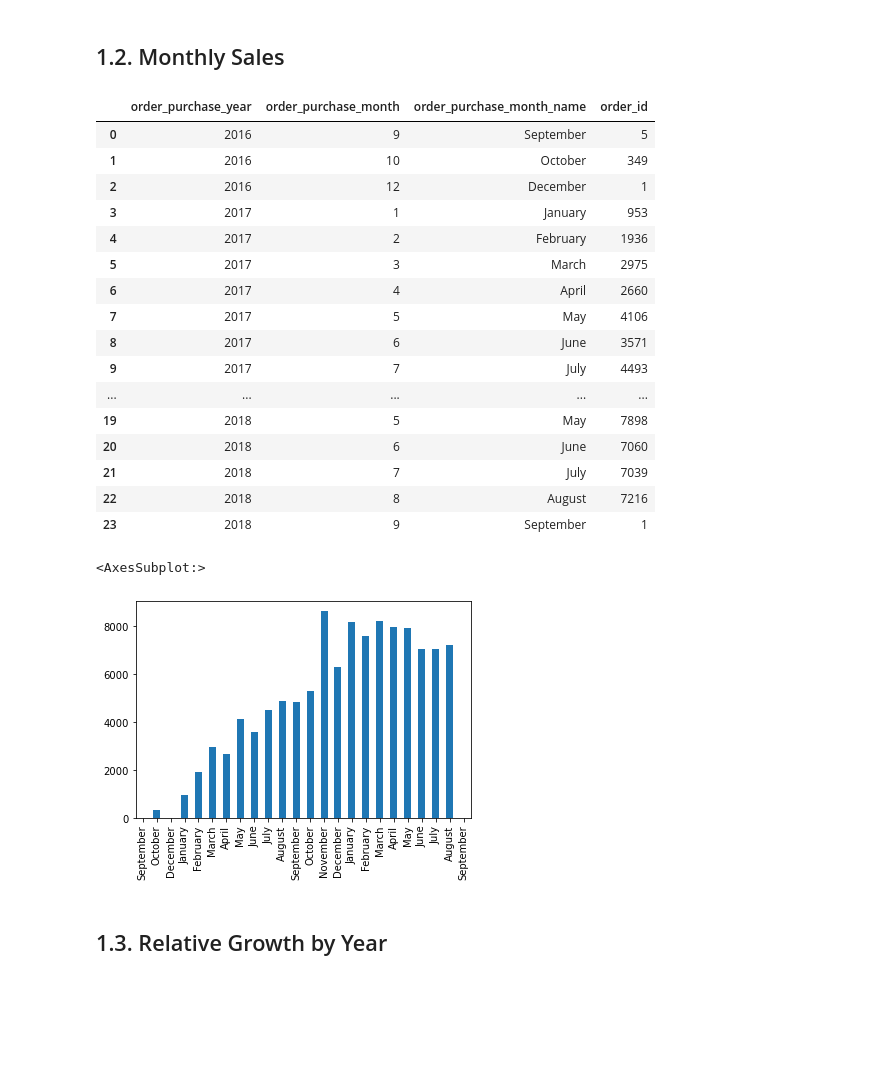
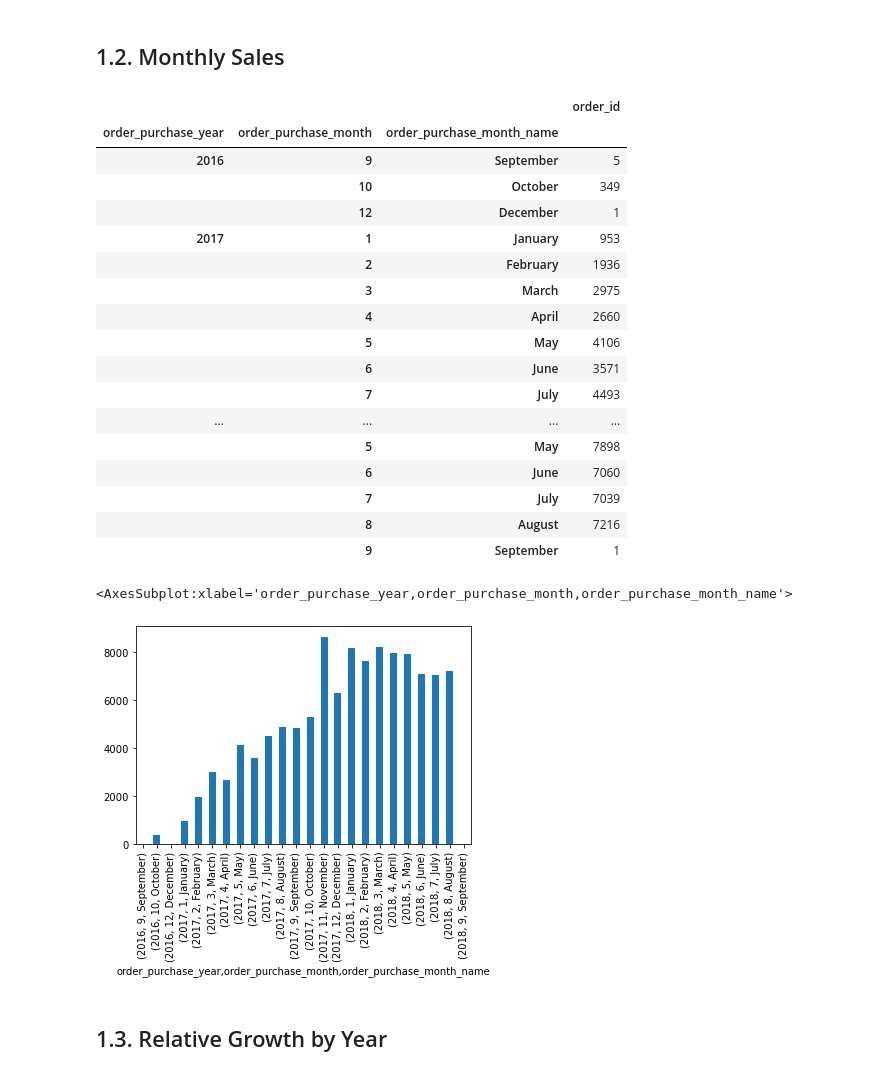
Before and after one commit to LauraFlorio/Brazilian-E-Commerce-Public-Dataset-by-Olist, a Jupyter notebook: Data Analysis - Ecommerce.ipynb, the cells around one changed output. Cells and saved outputs as stored; diff of their text form; code cells hidden in the pictures; blank space fills up the shorter version.

```diff
--- a/Data Analysis - Ecommerce.ipynb
+++ b/Data Analysis - Ecommerce.ipynb
@@ -161,36 +161,35 @@ graph_orders_years = df_orders_year['order_id'].plot(kind='bar', figsize=(10,5),
 # %% [markdown]
 ## 1.2. Monthly Sales
 # %%
-df_orders_month = df_orders_nc.groupby(['order_purchase_year','order_purchase_month','order_purchase_month_name'], as_index=False)[['order_id']].count()
+df_orders_month = df_orders_nc.groupby(['order_purchase_year','order_purchase_month','order_purchase_month_name'])[['order_id']].count()
 
 df_orders_month
 # %% [output]
-|  | order_purchase_year | order_purchase_month | order_purchase_month_name | order_id |
-| 0 | 2016 | 9 | September | 5 |
-| 1 | 2016 | 10 | October | 349 |
-| 2 | 2016 | 12 | December | 1 |
-| 3 | 2017 | 1 | January | 953 |
-| 4 | 2017 | 2 | February | 1936 |
-| 5 | 2017 | 3 | March | 2975 |
-| 6 | 2017 | 4 | April | 2660 |
-| 7 | 2017 | 5 | May | 4106 |
-| 8 | 2017 | 6 | June | 3571 |
-| 9 | 2017 | 7 | July | 4493 |
-| ... | ... | ... | ... | ... |
-| 19 | 2018 | 5 | May | 7898 |
-| 20 | 2018 | 6 | June | 7060 |
-| 21 | 2018 | 7 | July | 7039 |
-| 22 | 2018 | 8 | August | 7216 |
-| 23 | 2018 | 9 | September | 1 |
+|  |  |  | order_id |
+| order_purchase_year | order_purchase_month | order_purchase_month_name |  |
+| 2016 | 9 | September | 5 |
+|  | 10 | October | 349 |
+|  | 12 | December | 1 |
+| 2017 | 1 | January | 953 |
+|  | 2 | February | 1936 |
+|  | 3 | March | 2975 |
+|  | 4 | April | 2660 |
+|  | 5 | May | 4106 |
+|  | 6 | June | 3571 |
+|  | 7 | July | 4493 |
+| ... | ... | ... | ... |
+|  | 5 | May | 7898 |
+|  | 6 | June | 7060 |
+|  | 7 | July | 7039 |
+|  | 8 | August | 7216 |
+|  | 9 | September | 1 |
 # %%
 ax = df_orders_month['order_id'].plot.bar()
-# ax.set_xticks(df_orders_month.index)
-ax.set_xticklabels(df_orders_month['order_purchase_month_name'], rotation=90)
 
 ax
 # %% [output]
-<AxesSubplot:>
+<AxesSubplot:xlabel='order_purchase_year,order_purchase_month,order_purchase_month_name'>
-[figure, old version]
+[figure, new version]
 # %% [markdown]
 ## 1.3. Relative Growth by Year
 # %%
```
Also changed, not shown: parts of 2 cells of this notebook.
